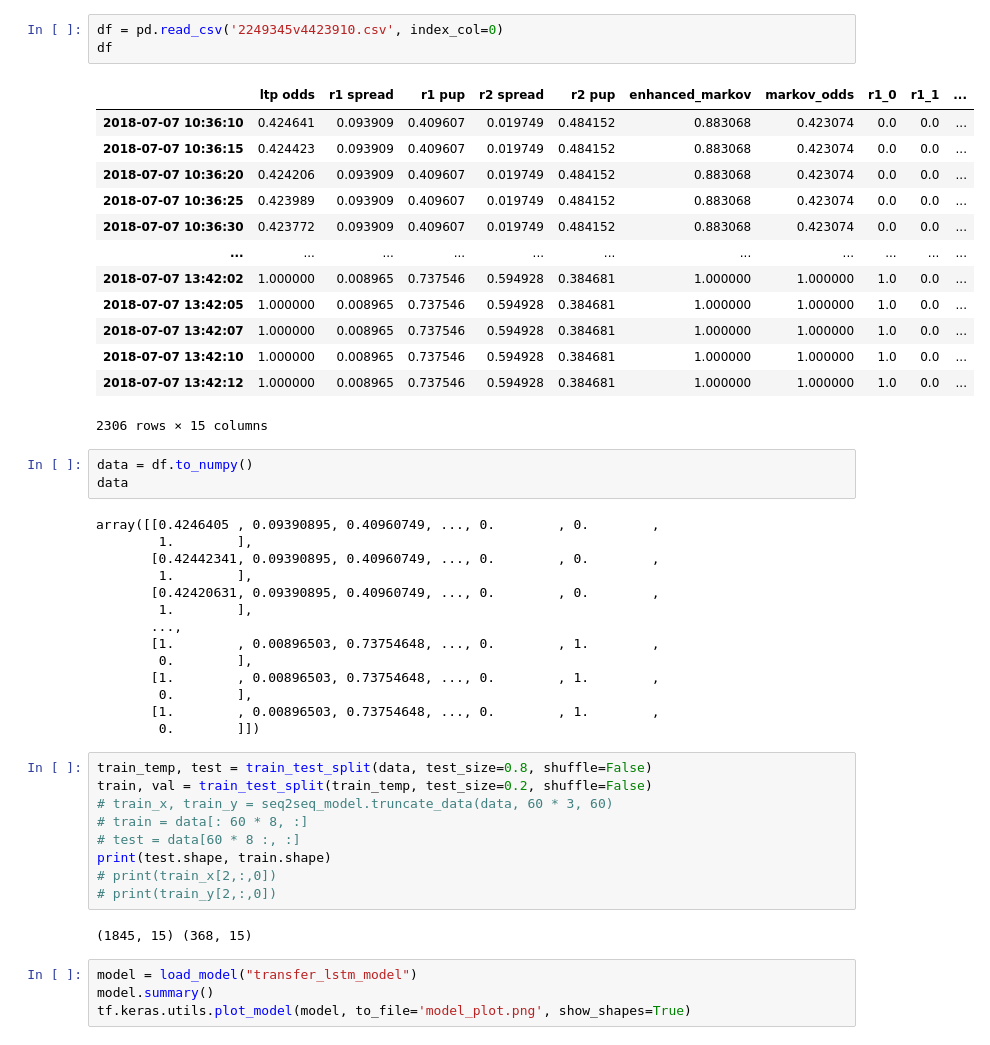
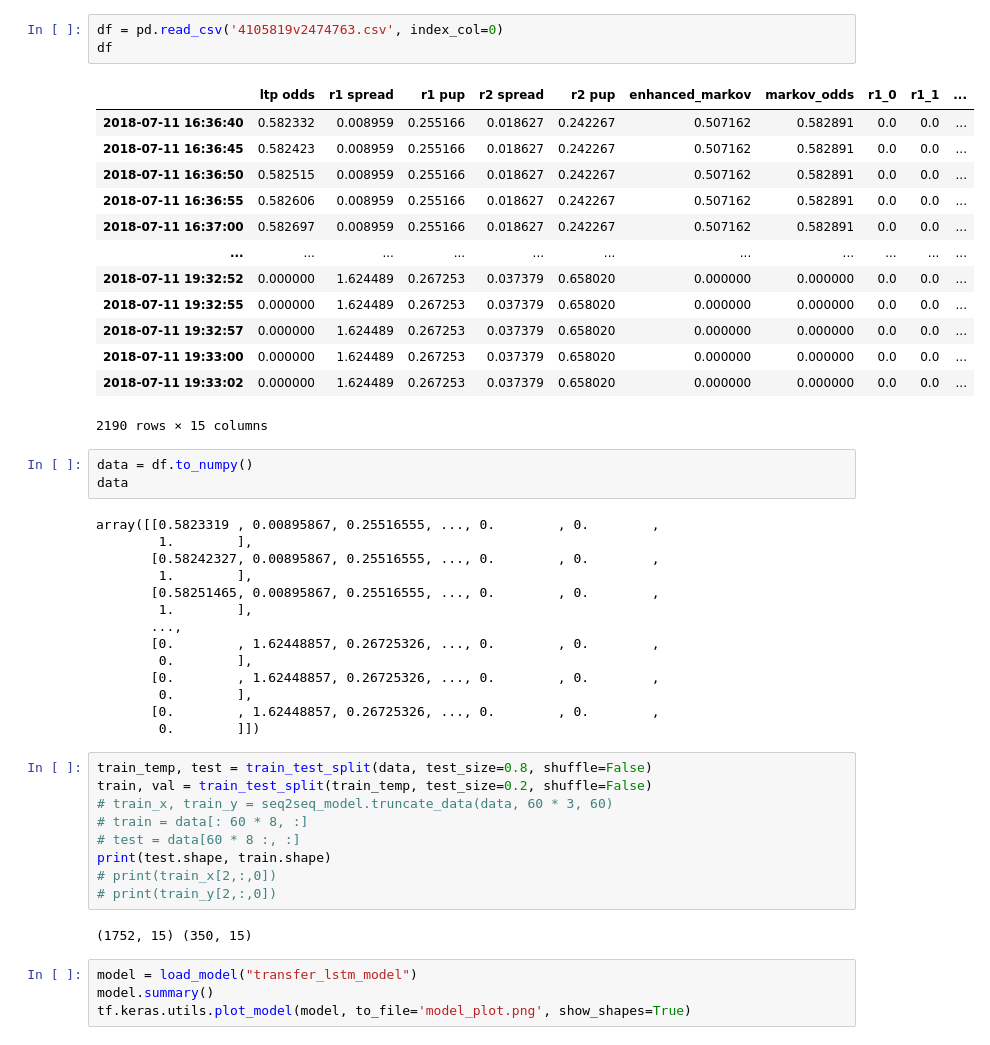
Before and after one commit to dyce135/Algorithmic_Tennis_Betting, a Jupyter notebook: model_benchmark.ipynb, the cells around one changed output. Cells and saved outputs as stored; diff of their text form.

```diff
--- a/model_benchmark.ipynb
+++ b/model_benchmark.ipynb
@@ -13,36 +16,36 @@ import tensorflow as tf
 # %%
-df = pd.read_csv('2249345v4423910.csv', index_col=0)
+df = pd.read_csv('4105819v2474763.csv', index_col=0)
 df
 # %% [output]
 |  | ltp odds | r1 spread | r1 pup | r2 spread | r2 pup | enhanced_markov | markov_odds | r1_0 | r1_1 | ... |
-| 2018-07-07 10:36:10 | 0.424641 | 0.093909 | 0.409607 | 0.019749 | 0.484152 | 0.883068 | 0.423074 | 0.0 | 0.0 | ... |
-| 2018-07-07 10:36:15 | 0.424423 | 0.093909 | 0.409607 | 0.019749 | 0.484152 | 0.883068 | 0.423074 | 0.0 | 0.0 | ... |
-| 2018-07-07 10:36:20 | 0.424206 | 0.093909 | 0.409607 | 0.019749 | 0.484152 | 0.883068 | 0.423074 | 0.0 | 0.0 | ... |
-| 2018-07-07 10:36:25 | 0.423989 | 0.093909 | 0.409607 | 0.019749 | 0.484152 | 0.883068 | 0.423074 | 0.0 | 0.0 | ... |
-| 2018-07-07 10:36:30 | 0.423772 | 0.093909 | 0.409607 | 0.019749 | 0.484152 | 0.883068 | 0.423074 | 0.0 | 0.0 | ... |
+| 2018-07-11 16:36:40 | 0.582332 | 0.008959 | 0.255166 | 0.018627 | 0.242267 | 0.507162 | 0.582891 | 0.0 | 0.0 | ... |
+| 2018-07-11 16:36:45 | 0.582423 | 0.008959 | 0.255166 | 0.018627 | 0.242267 | 0.507162 | 0.582891 | 0.0 | 0.0 | ... |
+| 2018-07-11 16:36:50 | 0.582515 | 0.008959 | 0.255166 | 0.018627 | 0.242267 | 0.507162 | 0.582891 | 0.0 | 0.0 | ... |
+| 2018-07-11 16:36:55 | 0.582606 | 0.008959 | 0.255166 | 0.018627 | 0.242267 | 0.507162 | 0.582891 | 0.0 | 0.0 | ... |
+| 2018-07-11 16:37:00 | 0.582697 | 0.008959 | 0.255166 | 0.018627 | 0.242267 | 0.507162 | 0.582891 | 0.0 | 0.0 | ... |
 | ... | ... | ... | ... | ... | ... | ... | ... | ... | ... | ... |
-| 2018-07-07 13:42:02 | 1.000000 | 0.008965 | 0.737546 | 0.594928 | 0.384681 | 1.000000 | 1.000000 | 1.0 | 0.0 | ... |
-| 2018-07-07 13:42:05 | 1.000000 | 0.008965 | 0.737546 | 0.594928 | 0.384681 | 1.000000 | 1.000000 | 1.0 | 0.0 | ... |
-| 2018-07-07 13:42:07 | 1.000000 | 0.008965 | 0.737546 | 0.594928 | 0.384681 | 1.000000 | 1.000000 | 1.0 | 0.0 | ... |
-| 2018-07-07 13:42:10 | 1.000000 | 0.008965 | 0.737546 | 0.594928 | 0.384681 | 1.000000 | 1.000000 | 1.0 | 0.0 | ... |
-| 2018-07-07 13:42:12 | 1.000000 | 0.008965 | 0.737546 | 0.594928 | 0.384681 | 1.000000 | 1.000000 | 1.0 | 0.0 | ... |
+| 2018-07-11 19:32:52 | 0.000000 | 1.624489 | 0.267253 | 0.037379 | 0.658020 | 0.000000 | 0.000000 | 0.0 | 0.0 | ... |
+| 2018-07-11 19:32:55 | 0.000000 | 1.624489 | 0.267253 | 0.037379 | 0.658020 | 0.000000 | 0.000000 | 0.0 | 0.0 | ... |
+| 2018-07-11 19:32:57 | 0.000000 | 1.624489 | 0.267253 | 0.037379 | 0.658020 | 0.000000 | 0.000000 | 0.0 | 0.0 | ... |
+| 2018-07-11 19:33:00 | 0.000000 | 1.624489 | 0.267253 | 0.037379 | 0.658020 | 0.000000 | 0.000000 | 0.0 | 0.0 | ... |
+| 2018-07-11 19:33:02 | 0.000000 | 1.624489 | 0.267253 | 0.037379 | 0.658020 | 0.000000 | 0.000000 | 0.0 | 0.0 | ... |
-2306 rows × 15 columns
+2190 rows × 15 columns
 # %%
 data = df.to_numpy()
 data
 # %% [output]
-array([[0.4246405 , 0.09390895, 0.40960749, ..., 0.        , 0.        ,
+array([[0.5823319 , 0.00895867, 0.25516555, ..., 0.        , 0.        ,
         1.        ],
-       [0.42442341, 0.09390895, 0.40960749, ..., 0.        , 0.        ,
+       [0.58242327, 0.00895867, 0.25516555, ..., 0.        , 0.        ,
         1.        ],
-       [0.42420631, 0.09390895, 0.40960749, ..., 0.        , 0.        ,
+       [0.58251465, 0.00895867, 0.25516555, ..., 0.        , 0.        ,
         1.        ],
        ...,
-       [1.        , 0.00896503, 0.73754648, ..., 0.        , 1.        ,
+       [0.        , 1.62448857, 0.26725326, ..., 0.        , 0.        ,
         0.        ],
-       [1.        , 0.00896503, 0.73754648, ..., 0.        , 1.        ,
+       [0.        , 1.62448857, 0.26725326, ..., 0.        , 0.        ,
         0.        ],
-       [1.        , 0.00896503, 0.73754648, ..., 0.        , 1.        ,
+       [0.        , 1.62448857, 0.26725326, ..., 0.        , 0.        ,
         0.        ]])
 # %%
 train_temp, test = train_test_split(data, test_size=0.8, shuffle=False)
@@ -54,7 +57,7 @@ print(test.shape, train.shape)
 # print(train_x[2,:,0])
 # print(train_y[2,:,0])
 # %% [output]
-(1845, 15) (368, 15)
+(1752, 15) (350, 15)
 # %%
 model = load_model("transfer_lstm_model")
 model.summary()
```
Also changed, not shown: parts of 10 cells of this notebook, 8 other files.
